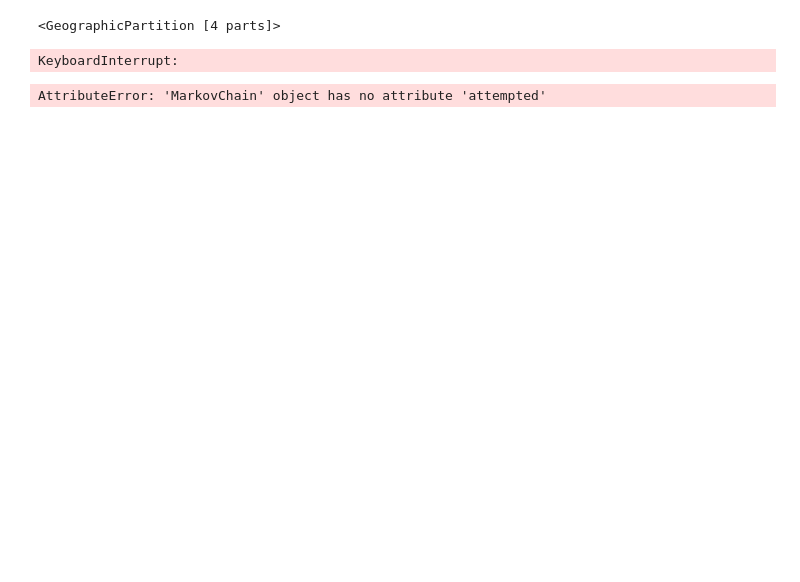
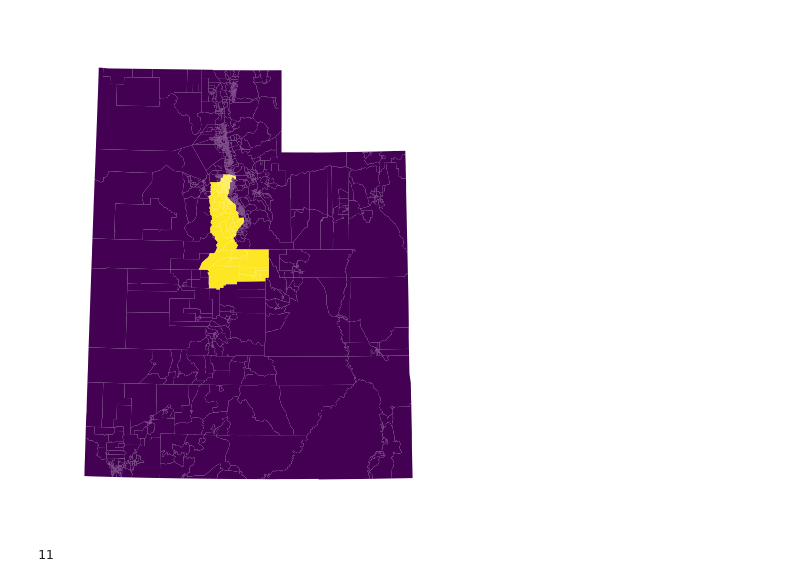
Before and after one commit to tylerjarvis/MathematicalElectionAnalysis, a Jupyter notebook: Untitled.ipynb, the cells around one changed output. Saved outputs shown, nothing was run; the diff lists cells and outputs as text; code cells hidden in the pictures; blank space fills up the shorter version.

Commit message:
Updated run_chains to allow for running chains on only one district, and to run recom properly

```diff
--- a/Untitled.ipynb
+++ b/Untitled.ipynb
@@ -49,14 +28,22 @@ chain = MarkovChain(proposal = recom_proposal,
+# %%
+a = initial_partition.assignment
+# %%
+a2 = dict()
+for key in a.keys():
+    if a[key] in [0, 1, 2]:
+        a2[key] = 0
+    else:
+        a2[key] = 1
+# %%
+ideal = np.mean(list(initial_partition['population'].values()))
+# %%
+custom = lambda p: 0.5*len(p['cut_edges']) + 200*(1 - p['population'][1]/ideal)**2
+c = Chain('recom-mh', 10, starting_assignment=a2, storage_ratio=1, weights={'custom':1}, custom=custom)
+# %%
+plot_district_map(c.stored_assignments.loc[9, :])
+# %% [output]
+[figure, added]
 # %%
-c = iter(chain)
+c.chain.attempted
+# %% [output]
+11
-# %%
-next(c)
-# %% [output]
-<GeographicPartition [4 parts]>
-# %%
-next(c)
-# %% [output]
-KeyboardInterrupt:
-# %%
-chain.attempted
-# %% [output]
-AttributeError: 'MarkovChain' object has no attribute 'attempted'
```
Also changed, not shown: parts of 12 cells of this notebook, 11 other files.
